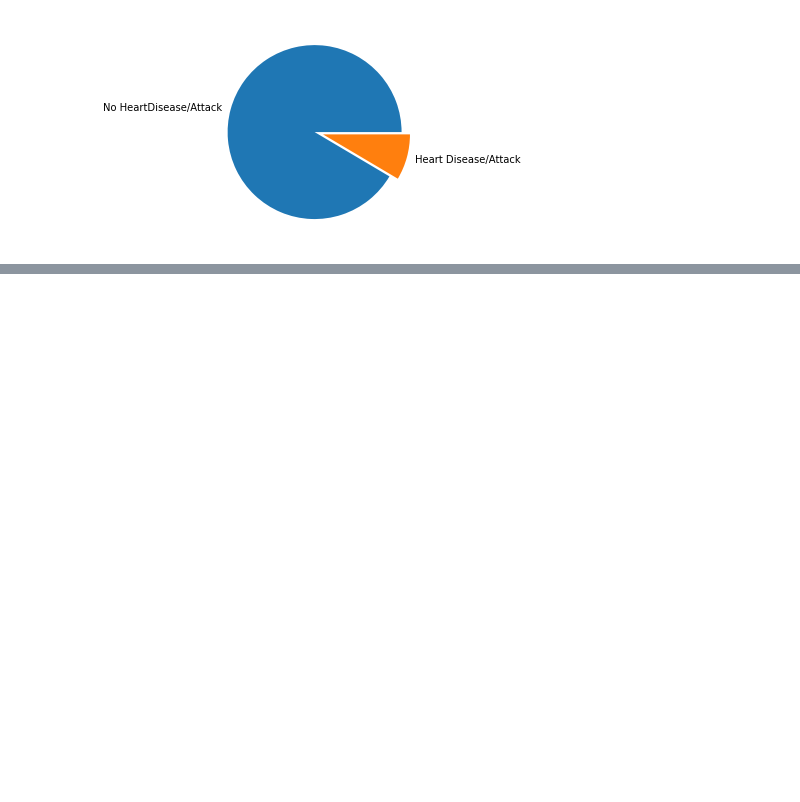
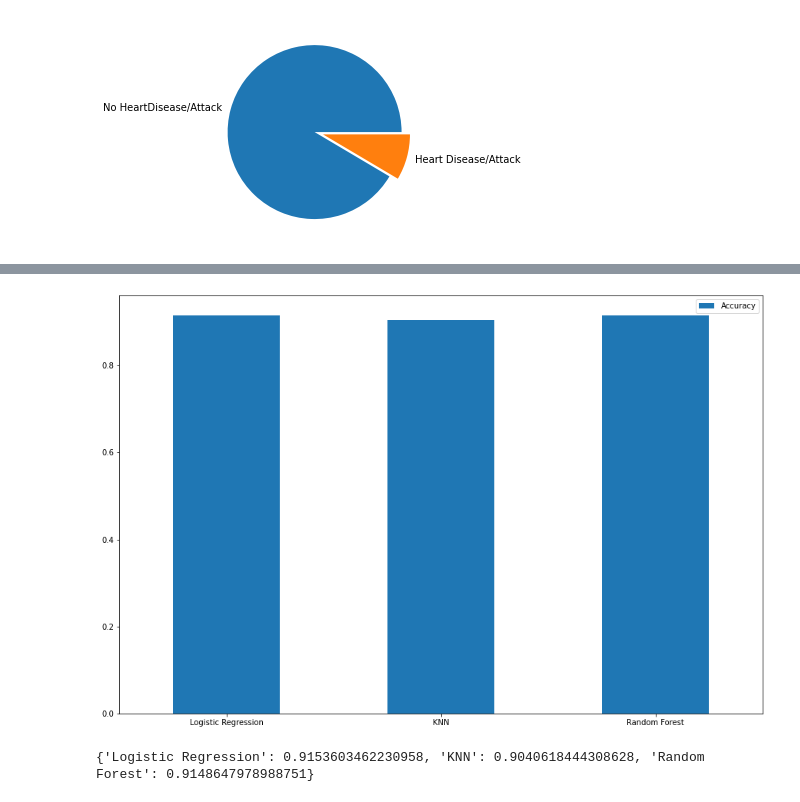
Before and after one commit to A-Refaie/DS_project, a Jupyter notebook: HD_analysis.ipynb, the cells around one changed output, grey strips where cells are left out. Drawn from its saved outputs; the diff is of its cells as text; code cells hidden in the pictures; blank space fills up the shorter version.

```diff
--- a/HD_analysis.ipynb
+++ b/HD_analysis.ipynb
@@ -50,0 +65,34 @@ ax.set_ylim(bottom + 0.5)
+# %%
+X = df.drop('HeartDisease/Attack', axis=1)
+y = df['HeartDisease/Attack']
+
+X_train, X_test, y_train, y_test = train_test_split(X, y, test_size=0.2)
+
+# The 3 models I've chosen for this dataset
+
+models = {'Logistic Regression': LogisticRegression(solver='liblinear'),
+          'KNN': KNeighborsClassifier(),
+          'Random Forest': RandomForestClassifier()}
+
+
+def fit_and_score_models(models, X_train, X_test, y_train, y_test):
+    """
+    A function to fit and evaluate the specified ML models
+    """
+    model_scores = {}
+
+    for name, model in models.items():
+        model.fit(X_train, y_train)
+        model_scores[name] = model.score(X_test, y_test)
+    return model_scores
+# %%
+model_scores = fit_and_score_models(models, X_train, X_test, y_train, y_test)
+
+accuray_comparison_graph = pd.DataFrame(model_scores, index=['Accuracy']).T.plot.bar(figsize=(15,10))
+plt.xticks(rotation=0);
+# %% [output]
+[figure, added]
+# %%
+print(model_scores)
+# %% [output]
+{'Logistic Regression': 0.9153603462230958, 'KNN': 0.9040618444308628, 'Random Forest': 0.9148647978988751}
```
Also changed, not shown: parts of 19 cells of this notebook.
